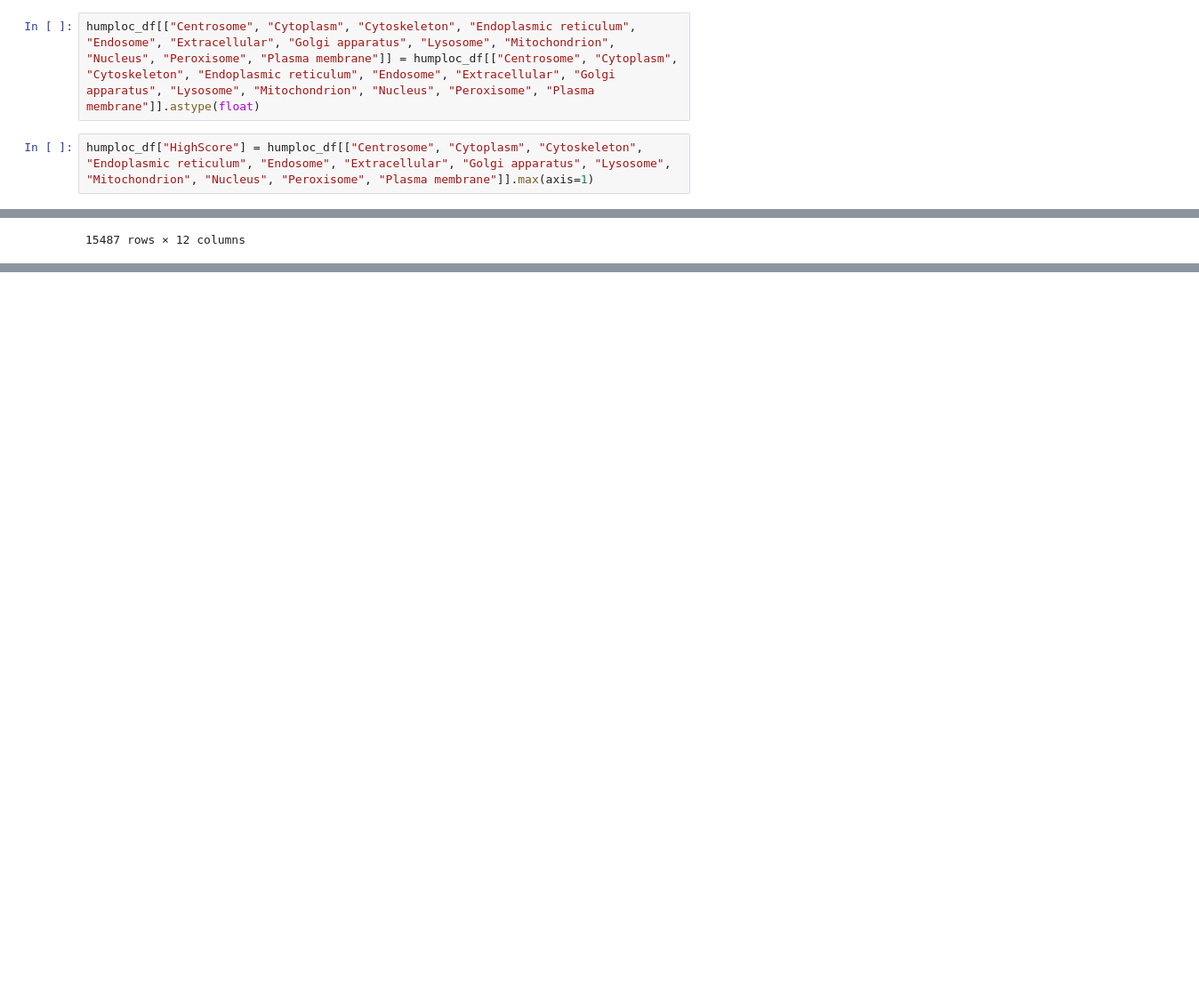
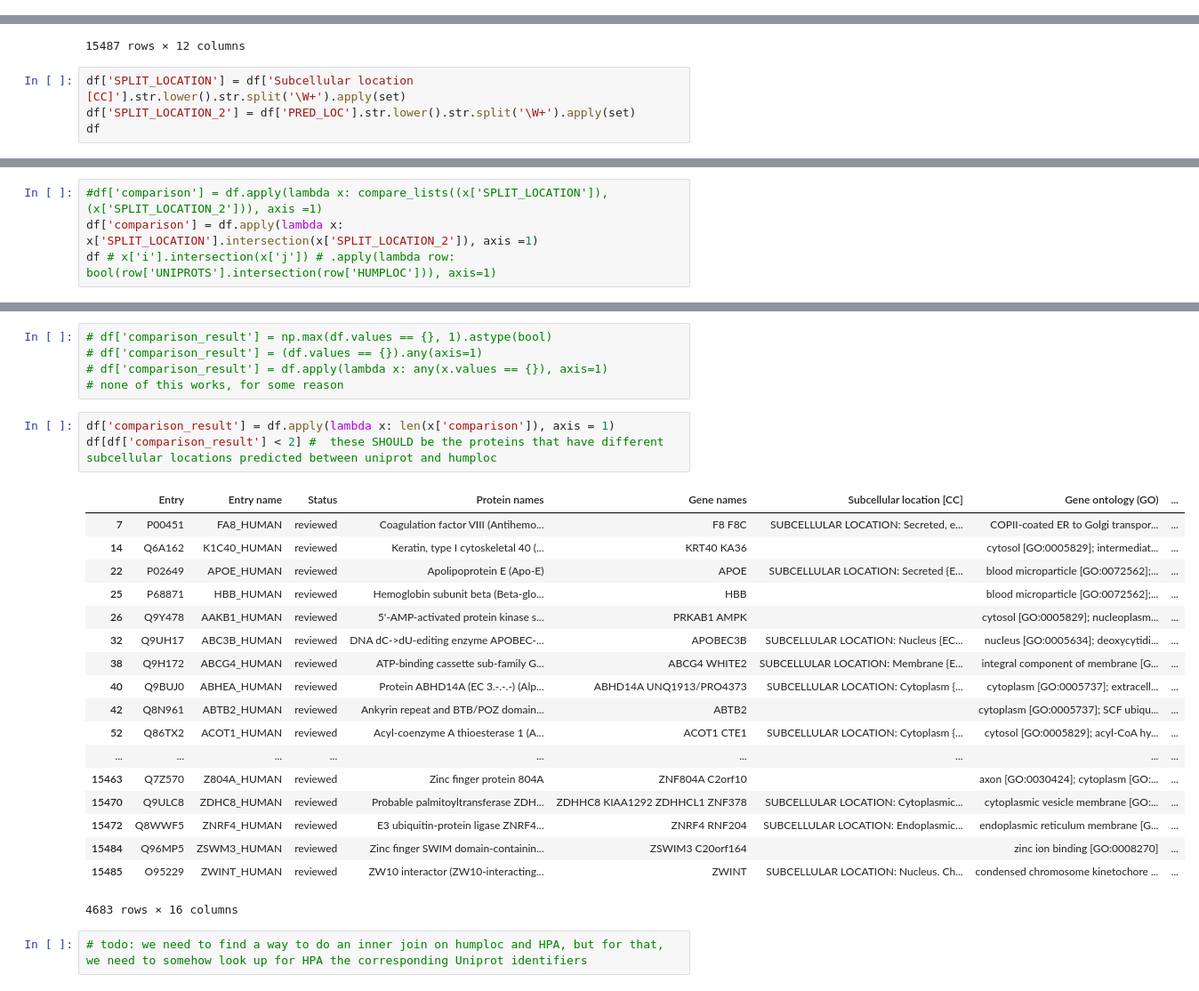
Before and after one commit to SmirnovAnton/Protein_Prediction_2, a Jupyter notebook: compare_predictions.ipynb, the cells around one changed output, grey strips where cells are left out. Shown at 89% size. Saved outputs shown, nothing was run; the diff lists cells and outputs as text; blank space fills up the shorter version.

Commit message:
hopefully improved uniprot-humploc comparison

```diff
--- a/compare_predictions.ipynb
+++ b/compare_predictions.ipynb
@@ -140,4 +91,0 @@ humploc_df
-# %%
-humploc_df[["Centrosome", "Cytoplasm", "Cytoskeleton", "Endoplasmic reticulum", "Endosome", "Extracellular", "Golgi apparatus", "Lysosome", "Mitochondrion", "Nucleus", "Peroxisome", "Plasma membrane"]] = humploc_df[["Centrosome", "Cytoplasm", "Cytoskeleton", "Endoplasmic reticulum", "Endosome", "Extracellular", "Golgi apparatus", "Lysosome", "Mitochondrion", "Nucleus", "Peroxisome", "Plasma membrane"]].astype(float)
-# %%
-humploc_df["HighScore"] = humploc_df[["Centrosome", "Cytoplasm", "Cytoskeleton", "Endoplasmic reticulum", "Endosome", "Extracellular", "Golgi apparatus", "Lysosome", "Mitochondrion", "Nucleus", "Peroxisome", "Plasma membrane"]].max(axis=1)
@@ -235,3 +160,7 @@ df
 | 15485 | O95229 | ZWINT_HUMAN | reviewed | ZW10 interactor (ZW10-interacting... | ZWINT | SUBCELLULAR LOCATION: Nucleus. Ch... | condensed chromosome kinetochore ... | ... |
 | 15486 | P98168 | ZXDA_HUMAN | reviewed | Zinc finger X-linked protein ZXDA | ZXDA | SUBCELLULAR LOCATION: Nucleus {EC... | nucleus [GO:0005634]; C2H2 zinc f... | ... |
 15487 rows × 12 columns
+# %%
+df['SPLIT_LOCATION'] = df['Subcellular location [CC]'].str.lower().str.split('\W+').apply(set)
+df['SPLIT_LOCATION_2'] = df['PRED_LOC'].str.lower().str.split('\W+').apply(set)
+df
@@ -237,0 +186,4 @@ df
+# %%
+#df['comparison'] = df.apply(lambda x: compare_lists((x['SPLIT_LOCATION']), (x['SPLIT_LOCATION_2'])), axis =1)
+df['comparison'] = df.apply(lambda x: x['SPLIT_LOCATION'].intersection(x['SPLIT_LOCATION_2']), axis =1)
+df # x['i'].intersection(x['j']) # .apply(lambda row: bool(row['UNIPROTS'].intersection(row['HUMPLOC'])), axis=1)
@@ -238 +209,30 @@ df
+# %%
+# df['comparison_result'] = np.max(df.values == {}, 1).astype(bool)
+# df['comparison_result'] = (df.values == {}).any(axis=1)
+# df['comparison_result'] = df.apply(lambda x: any(x.values == {}), axis=1)
+# none of this works, for some reason
+# %%
+df['comparison_result'] = df.apply(lambda x: len(x['comparison']), axis = 1)
+df[df['comparison_result'] < 2] #  these SHOULD be the proteins that have different subcellular locations predicted between uniprot and humploc
+# %% [output]
+|  | Entry | Entry name | Status | Protein names | Gene names | Subcellular location [CC] | Gene ontology (GO) | ... |
+| 7 | P00451 | FA8_HUMAN | reviewed | Coagulation factor VIII (Antihemo... | F8 F8C | SUBCELLULAR LOCATION: Secreted, e... | COPII-coated ER to Golgi transpor... | ... |
+| 14 | Q6A162 | K1C40_HUMAN | reviewed | Keratin, type I cytoskeletal 40 (... | KRT40 KA36 |  | cytosol [GO:0005829]; intermediat... | ... |
+| 22 | P02649 | APOE_HUMAN | reviewed | Apolipoprotein E (Apo-E) | APOE | SUBCELLULAR LOCATION: Secreted {E... | blood microparticle [GO:0072562];... | ... |
+| 25 | P68871 | HBB_HUMAN | reviewed | Hemoglobin subunit beta (Beta-glo... | HBB |  | blood microparticle [GO:0072562];... | ... |
+| 26 | Q9Y478 | AAKB1_HUMAN | reviewed | 5'-AMP-activated protein kinase s... | PRKAB1 AMPK |  | cytosol [GO:0005829]; nucleoplasm... | ... |
+| 32 | Q9UH17 | ABC3B_HUMAN | reviewed | DNA dC->dU-editing enzyme APOBEC-... | APOBEC3B | SUBCELLULAR LOCATION: Nucleus {EC... | nucleus [GO:0005634]; deoxycytidi... | ... |
+| 38 | Q9H172 | ABCG4_HUMAN | reviewed | ATP-binding cassette sub-family G... | ABCG4 WHITE2 | SUBCELLULAR LOCATION: Membrane {E... | integral component of membrane [G... | ... |
+| 40 | Q9BUJ0 | ABHEA_HUMAN | reviewed | Protein ABHD14A (EC 3.-.-.-) (Alp... | ABHD14A UNQ1913/PRO4373 | SUBCELLULAR LOCATION: Cytoplasm {... | cytoplasm [GO:0005737]; extracell... | ... |
+| 42 | Q8N961 | ABTB2_HUMAN | reviewed | Ankyrin repeat and BTB/POZ domain... | ABTB2 |  | cytoplasm [GO:0005737]; SCF ubiqu... | ... |
+| 52 | Q86TX2 | ACOT1_HUMAN | reviewed | Acyl-coenzyme A thioesterase 1 (A... | ACOT1 CTE1 | SUBCELLULAR LOCATION: Cytoplasm {... | cytosol [GO:0005829]; acyl-CoA hy... | ... |
+| ... | ... | ... | ... | ... | ... | ... | ... | ... |
+| 15463 | Q7Z570 | Z804A_HUMAN | reviewed | Zinc finger protein 804A | ZNF804A C2orf10 |  | axon [GO:0030424]; cytoplasm [GO:... | ... |
+| 15470 | Q9ULC8 | ZDHC8_HUMAN | reviewed | Probable palmitoyltransferase ZDH... | ZDHHC8 KIAA1292 ZDHHCL1 ZNF378 | SUBCELLULAR LOCATION: Cytoplasmic... | cytoplasmic vesicle membrane [GO:... | ... |
+| 15472 | Q8WWF5 | ZNRF4_HUMAN | reviewed | E3 ubiquitin-protein ligase ZNRF4... | ZNRF4 RNF204 | SUBCELLULAR LOCATION: Endoplasmic... | endoplasmic reticulum membrane [G... | ... |
+| 15484 | Q96MP5 | ZSWM3_HUMAN | reviewed | Zinc finger SWIM domain-containin... | ZSWIM3 C20orf164 |  | zinc ion binding [GO:0008270] | ... |
+| 15485 | O95229 | ZWINT_HUMAN | reviewed | ZW10 interactor (ZW10-interacting... | ZWINT | SUBCELLULAR LOCATION: Nucleus. Ch... | condensed chromosome kinetochore ... | ... |
+4683 rows × 16 columns
+# %%
+# todo: we need to find a way to do an inner join on humploc and HPA, but for that, we need to somehow look up for HPA the corresponding Uniprot identifiers
 # %%
```
Also changed, not shown: parts of 10 cells of this notebook.
